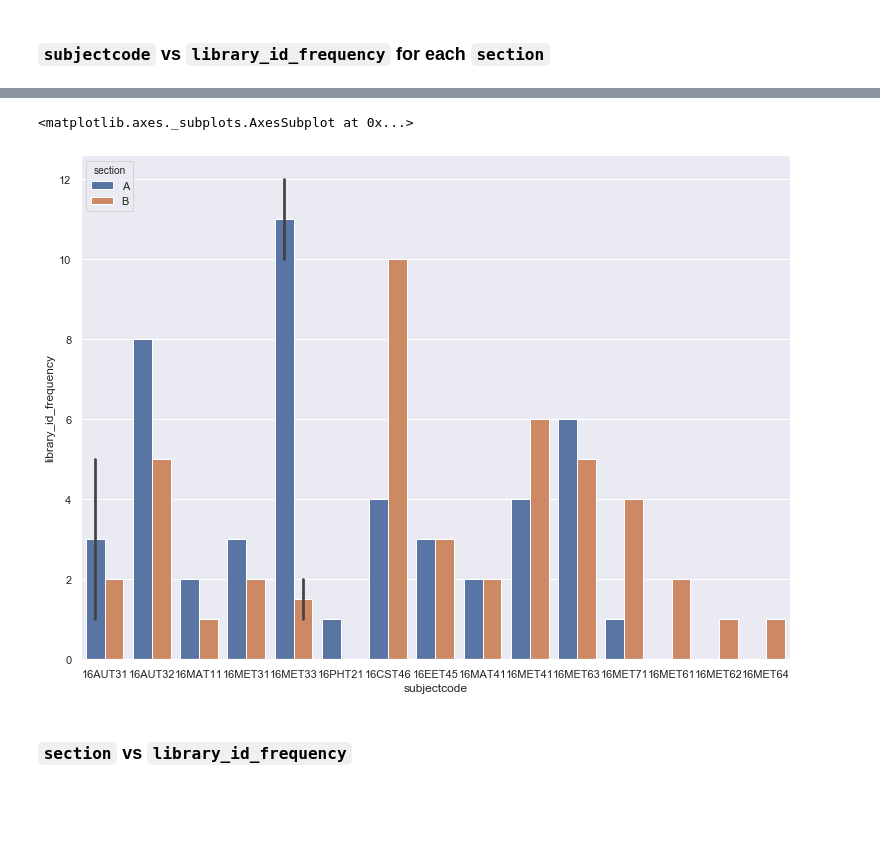
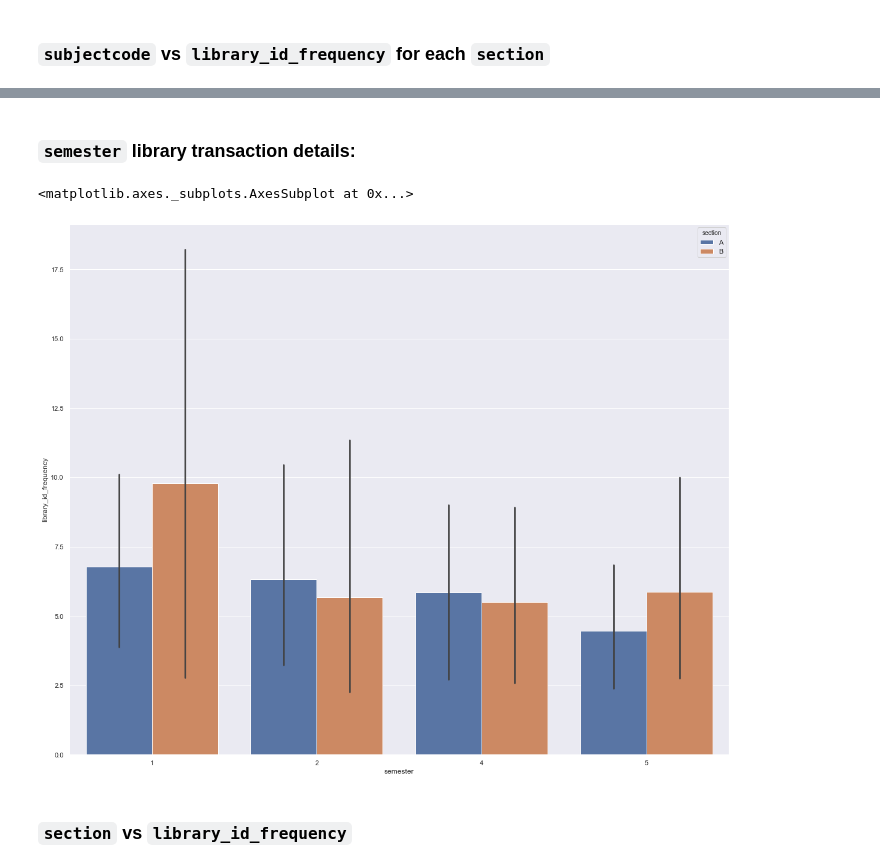
Before and after one commit to ShyamGurunath/Library_Project, a Jupyter notebook: docs/source/batch17.ipynb, the cells around one changed output, grey strips where cells are left out. Drawn from its saved outputs; the diff is of its cells as text; code cells hidden in the pictures; blank space fills up the shorter version.

````diff
--- a/docs/source/batch17.ipynb
+++ b/docs/source/batch17.ipynb
@@ -64,7 +64,7 @@ lib
 # %% [markdown]
 ### This function Represents Assigning the semester details to the ```lib_tans```..
 # %%
-def assign_subjectcode(data,sub_code,exam_data):
+def assign_subjectcode(data,sub_code):
     data.set_index(data['issue_dt'],inplace=True)
     chemistry = data[data['title'].str.contains('CHEMISTRY')==True]
     chemistry['subjectcode'] = '16CYT11'
@@ -136,15 +136,11 @@ def assign_subjectcode(data,sub_code,exam_data):
     lib_merged = pd.merge(new_data,sub_code,on='subjectcode',how='inner')
     design_data['subjectcode'] = '16MET51-16MET61'
     design_data['course_title'] = 'Design data Book'
-    # frames2 = [maths,theory_machines,Communication_skills,design_data]
-    # lib_merged = lib_merged.append(frames2)
-    lis = exam_data['id']
-    lib_merged = lib_merged[lib_merged['id'].isin(lis)]
     return lib_merged
 # %% [markdown]
 ### the function is assigned to the ```new_lib``` variable...
 # %%
-new_lib = assign_subjectcode(data=lib,sub_code=sub_code,exam_data=exam)
+new_lib = assign_subjectcode(data=lib,sub_code=sub_code)
 # %%
 new_lib
 # %% [output]
@@ -164,7 +160,7 @@ new_lib
 # %% [markdown]
 ### Library usage by ```section``` and ```semster``` and ```subject_code``` in the below function:
 # %%
-def mean_score(lib_data,exam_data):
+def mean_score(lib_data):
     class_mean_per_sem = pd.DataFrame()
     class_mean_per_sem['library_id_frequency'] = lib_data.groupby(['section','semester','subjectcode'])['id'].count()
     class_mean_per_sem.reset_index(inplace=True)
@@ -172,7 +168,7 @@ def mean_score(lib_data,exam_data):
 # %% [markdown]
 ### Variable for the above function:
 # %%
-class_mean_score = mean_score(lib_data=new_lib,exam_data=exam)
+class_mean_score = mean_score(lib_data=new_lib)
 # %%
 class_mean_score
 # %% [output]
@@ -227,8 +220,10 @@ import matplotlib.pyplot as plt
+# %% [markdown]
+### ```semester``` library transaction details:
 # %%
-sns.barplot(class_mean_score['subjectcode'],class_mean_score['library_id_frequency'],hue='section',data=class_mean_score,orient='v')
+sns.barplot(x=class_mean_score['semester'],y=class_mean_score['library_id_frequency'],hue='section',data=class_mean_score)
 # %% [output]
 <matplotlib.axes._subplots.AxesSubplot at 0x...>
-[figure, old version]
+[figure, new version]
 # %% [markdown]
 ### ```section``` vs ```library_id_frequency```
 # %%
````
Also changed, not shown: parts of 7 cells of this notebook, 8 other files.
